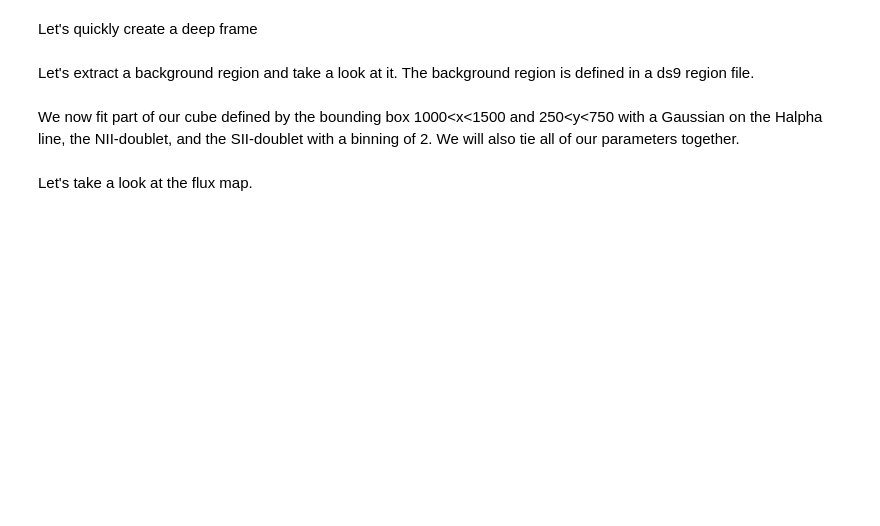
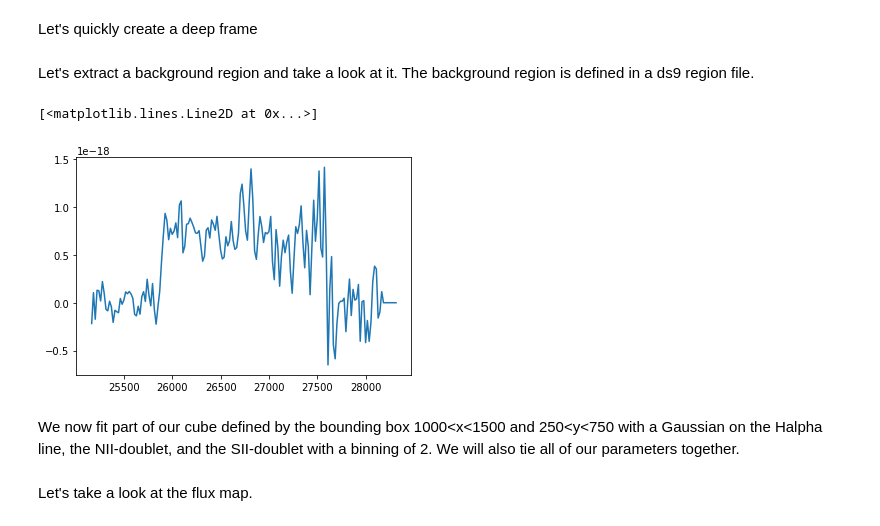
Before and after one commit to crhea93/LUCI, a Jupyter notebook: Examples/SN1_SN2.ipynb, the cells around one changed output. Saved outputs shown, nothing was run; the diff lists cells and outputs as text; code cells hidden in the pictures; blank space fills up the shorter version.

```diff
--- a/Examples/SN1_SN2.ipynb
+++ b/Examples/SN1_SN2.ipynb
@@ -44,6 +46,10 @@ cube.create_deep_image()
 Let's extract a background region and take a look at it. The background region is defined in a ds9 region file.
 # %%
 bkg_axis, bkg_sky = cube.extract_spectrum_region(cube_dir+'/bkg.reg', mean=True)  # We use mean=True to take the mean of the emission in the region instead of the sum
+plt.plot(bkg_axis, bkg_sky)
+# %% [output]
+[<matplotlib.lines.Line2D at 0x...>]
+[figure, added]
 # %% [markdown]
 We now fit part of our cube defined by the bounding box 1000<x<1500 and 250<y<750 with a Gaussian on the Halpha line, the NII-doublet, and the SII-doublet with a binning of 2. We will also tie all of our parameters together.
 # %%
```
Also changed, not shown: parts of 10 cells of this notebook, 24 other files.
